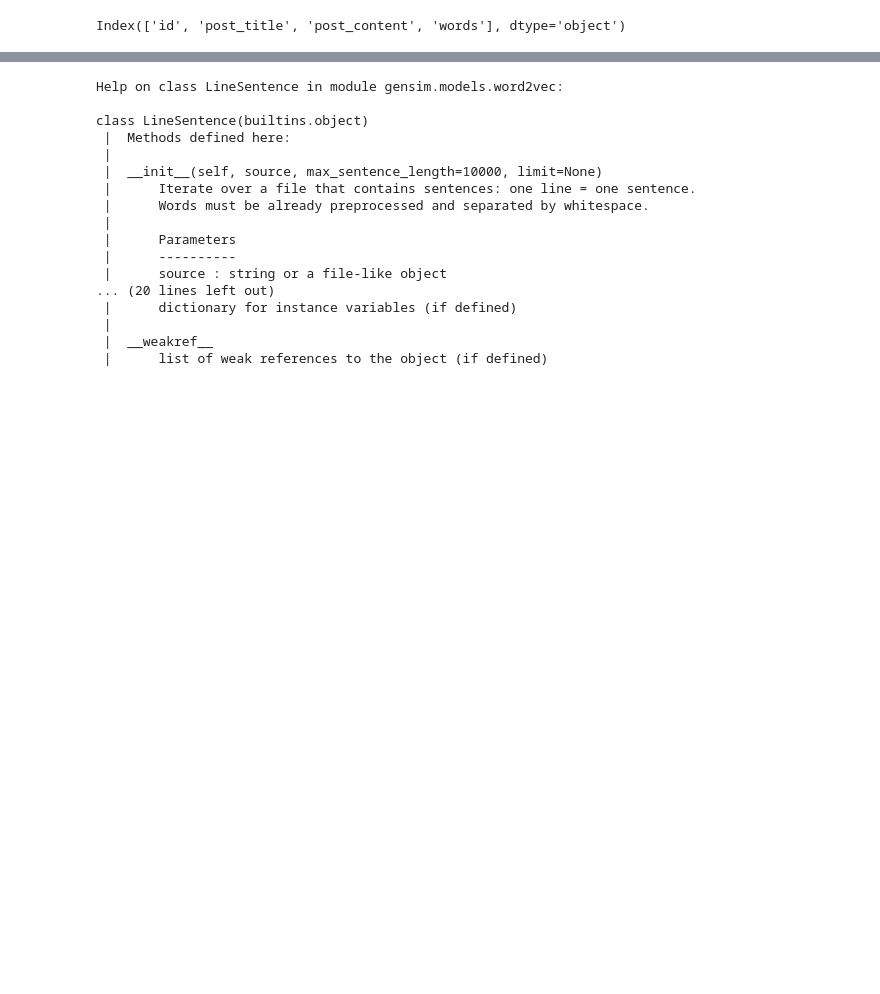
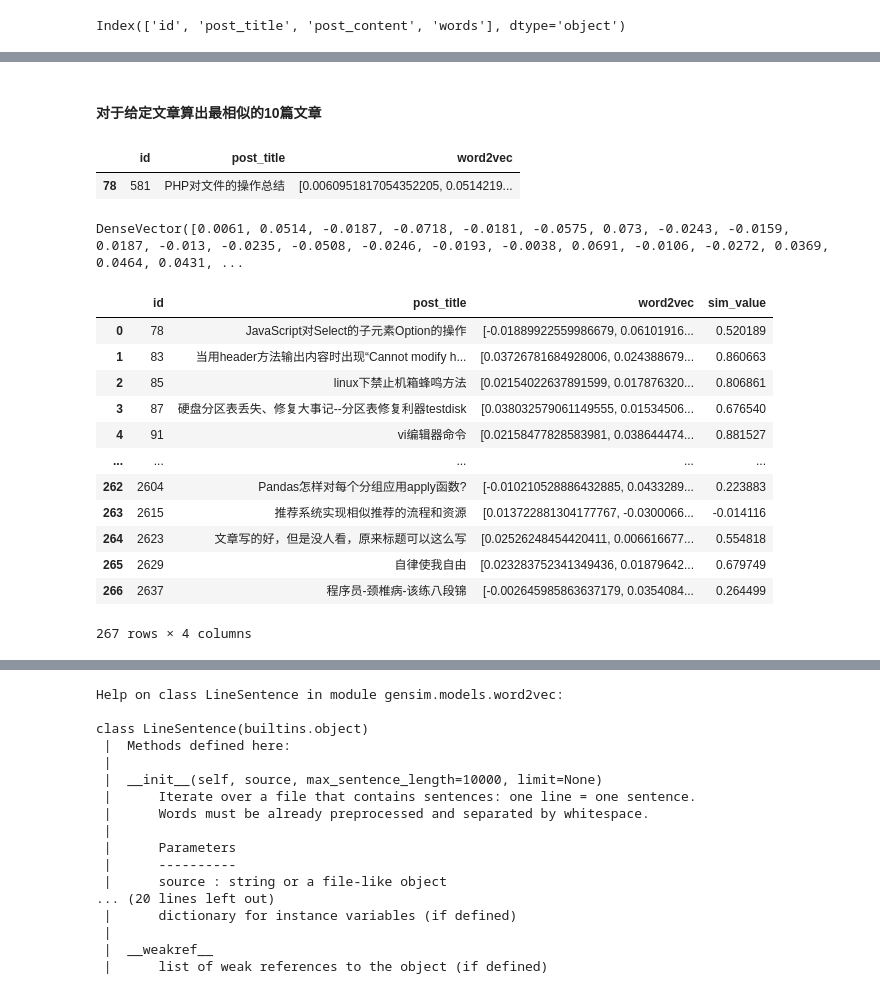
Before and after one commit to OcaenEyes/recommendPrj, a Jupyter notebook: prj_01/word2vector.ipynb, the cells around one changed output, grey strips where cells are left out. Cells and saved outputs as stored; diff of their text form; code cells hidden in the pictures; blank space fills up the shorter version.

```diff
--- a/prj_01/word2vector.ipynb
+++ b/prj_01/word2vector.ipynb
@@ -107,0 +180,3 @@ Index(['id', 'post_title', 'post_content', 'words'], dtype='object')
+# %%
+df_word_res = df_word2vec.select("id","post_title","word2vec") \
+                    .toPandas()
@@ -107,0 +199,14 @@ Index(['id', 'post_title', 'post_content', 'words'], dtype='object')
+# %% [markdown]
+#### 对于给定文章算出最相似的10篇文章
+# %%
+# 随便挑选一篇文章ID，2583：pandas，581：PHP
+article_id = "581"
+df_word_res[df_word_res["id"]==article_id]
+# %% [output]
+|  | id | post_title | word2vec |
+| 78 | 581 | PHP对文件的操作总结 | [0.0060951817054352205, 0.0514219... |
+# %%
+article_embedding = df_word_res[df_word_res["id"]==article_id]["word2vec"].iloc[0]
+article_embedding
+# %% [output]
+DenseVector([0.0061, 0.0514, -0.0187, -0.0718, -0.0181, -0.0575, 0.073, -0.0243, -0.0159, 0.0187, -0.013, -0.0235, -0.0508, -0.0246, -0.0193, -0.0038, 0.0691, -0.0106, -0.0272, 0.0369, 0.0464, 0.0431, ...
@@ -107,0 +216,18 @@ Index(['id', 'post_title', 'post_content', 'words'], dtype='object')
+# %%
+df_word_res["sim_value"] = df_word_res["word2vec"].map(lambda x: 1-distance.cosine(article_embedding,x))
+# %%
+df_word_res
+# %% [output]
+|  | id | post_title | word2vec | sim_value |
+| 0 | 78 | JavaScript对Select的子元素Option的操作 | [-0.01889922559986679, 0.06101916... | 0.520189 |
+| 1 | 83 | 当用header方法输出内容时出现“Cannot modify h... | [0.03726781684928006, 0.024388679... | 0.860663 |
+| 2 | 85 | linux下禁止机箱蜂鸣方法 | [0.02154022637891599, 0.017876320... | 0.806861 |
+| 3 | 87 | 硬盘分区表丢失、修复大事记--分区表修复利器testdisk | [0.038032579061149555, 0.01534506... | 0.676540 |
+| 4 | 91 | vi编辑器命令 | [0.02158477828583981, 0.038644474... | 0.881527 |
+| ... | ... | ... | ... | ... |
+| 262 | 2604 | Pandas怎样对每个分组应用apply函数? | [-0.010210528886432885, 0.0433289... | 0.223883 |
+| 263 | 2615 | 推荐系统实现相似推荐的流程和资源 | [0.013722881304177767, -0.0300066... | -0.014116 |
+| 264 | 2623 | 文章写的好，但是没人看，原来标题可以这么写 | [0.02526248454420411, 0.006616677... | 0.554818 |
+| 265 | 2629 | 自律使我自由 | [0.023283752341349436, 0.01879642... | 0.679749 |
+| 266 | 2637 | 程序员-颈椎病-该练八段锦 | [-0.002645985863637179, 0.0354084... | 0.264499 |
+267 rows × 4 columns
```
Also changed, not shown: parts of 31 cells of this notebook.
